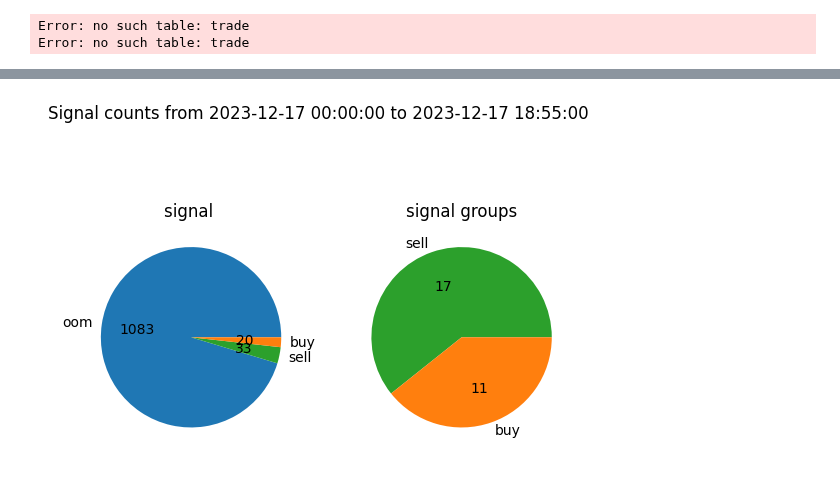
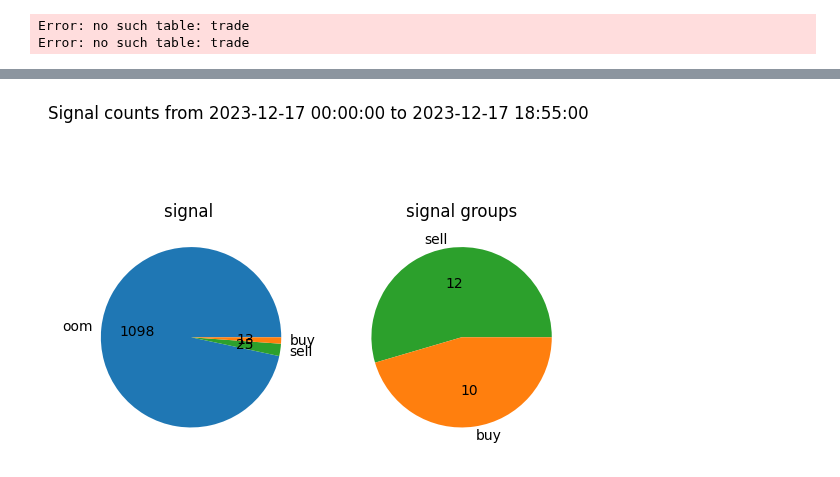
Before and after one commit to DmitryPukhov/pytrade2, a Jupyter notebook: analysis/FeatureEngineering.ipynb, the cells around one changed output, grey strips where cells are left out. Cells and saved outputs as stored; diff of their text form; code cells hidden in the pictures.

```diff
--- a/analysis/FeatureEngineering.ipynb
+++ b/analysis/FeatureEngineering.ipynb
@@ -141,33 +141,33 @@ def calc_signal(candles, predict_window, open_ratio, min_profit_ratio, max_loss_
     df.loc[signal['signal']==-1, 'profit'] = profit_sell
     df.loc[signal['signal']==-1, 'loss'] = loss_sell
     return df
     # df[['high', 'low', 'close']] = candles[['high','low', 'close']]
     # df[['next_high', 'next_low']] = next_candles[['high', 'low']]
     # df['min_profit'] = min_profit
     # df['profit_buy'] = profit_buy
     # df['loss_buy']  = loss_buy
     # df['profit_buy_ratio'] = profit_buy / loss_buy
     # df['profit_sell'] = profit_sell
     # df['loss_sell']  = loss_sell
     # df['profit_sell_ratio'] = profit_sell / loss_sell
 
     # #df = df[(profit_buy / loss_buy) > open_ratio]
 
     # df['signal'] = signal['signal']
     # # df['buy ratio'] = profit_buy/loss_buy
 
     # return df
 
 signal = (calc_signal(candles,
-                      predict_window = '5min',
-                      open_ratio = 2,
+                      predict_window = '10min',
+                      open_ratio = 4,
                       # 0.01*0.012*2 - open+close comission 0.012%
                       # Comission is 4.8 for 40K price, ~10 for one open+close trade
                       min_profit_ratio = (0.01*0.012*2)*2,
                       max_loss_ratio = (0.01*0.012*2) * 10)
          )
 signal[signal['signal']!=0].tail(100)
 
 plot_signal_counts(signal)
 # %% [output]
-[figure, old version]
+[figure, new version]
```
Also changed, not shown: 6 other files.
